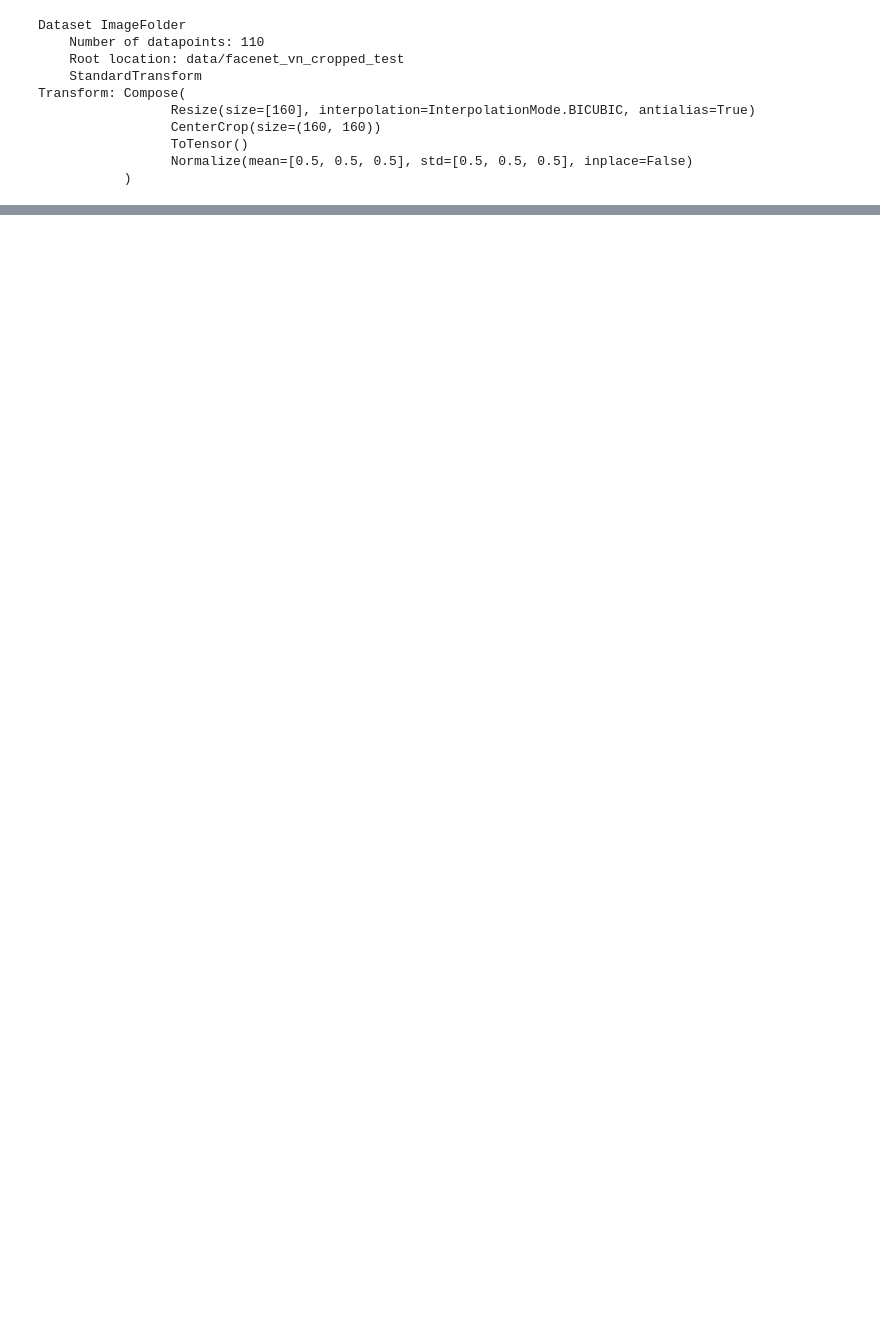
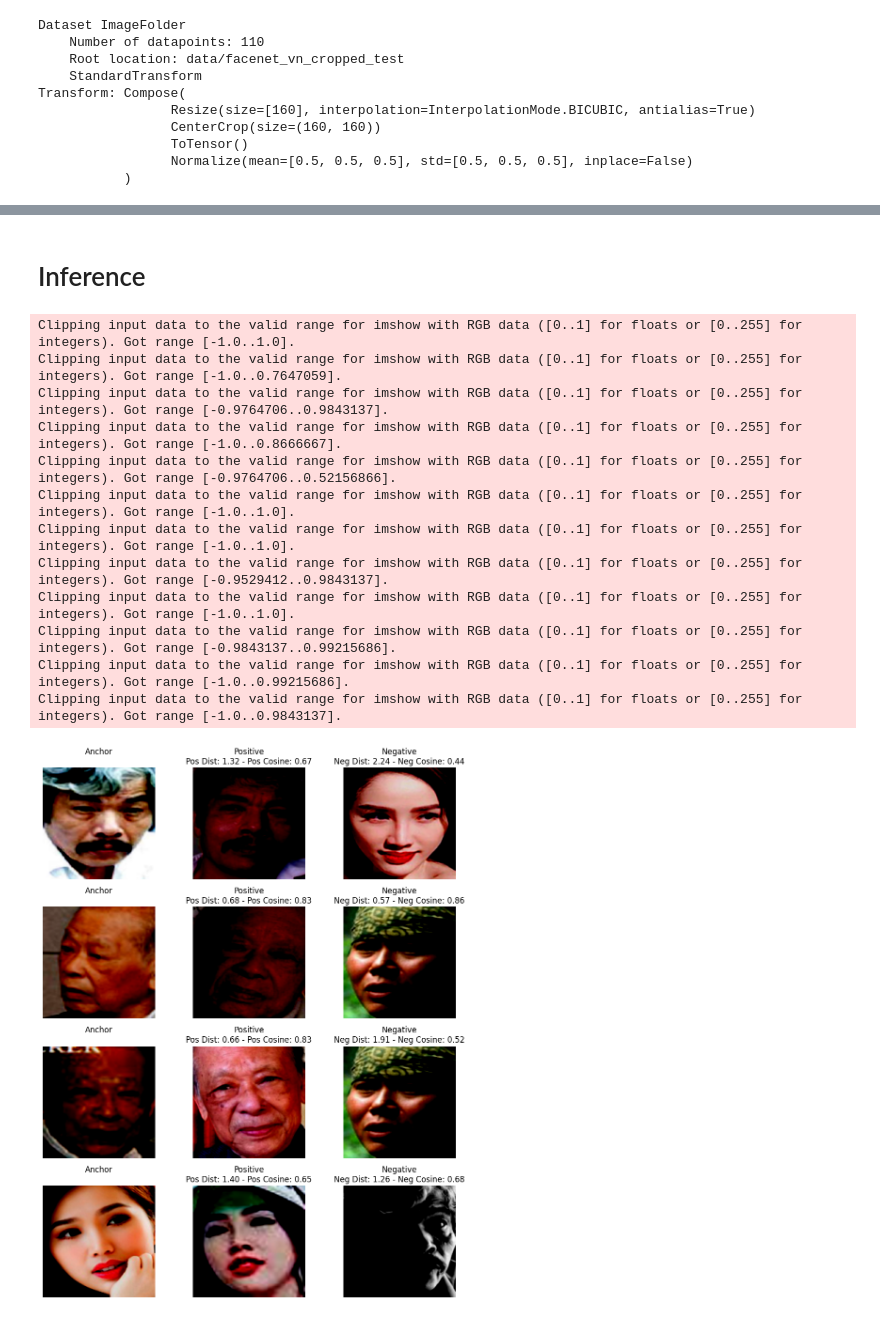
Before and after one commit to mrzaizai2k/face-recogtion-mlops, a Jupyter notebook: notebook/Experiments_MNIST.ipynb, the cells around one changed output, grey strips where cells are left out. Drawn from its saved outputs; the diff is of its cells as text; code cells hidden in the pictures; blank space fills up the shorter version.

```diff
--- a/notebook/Experiments_MNIST.ipynb
+++ b/notebook/Experiments_MNIST.ipynb
@@ -536,2 +119,0 @@ log_interval = 50
-# %%
-fit(online_train_loader, online_test_loader, model, loss_fn, optimizer, scheduler, n_epochs, cuda, log_interval)
@@ -601,2 +119,0 @@ log_interval = 50
-# %%
-fit(online_train_loader, online_test_loader, model, loss_fn, optimizer, scheduler, n_epochs, cuda, log_interval, metrics=[AverageNonzeroTripletsMetric()])
@@ -646,0 +122,7 @@ plot_embeddings(train_embeddings_ocl, train_labels_ocl, x_lim, y_lim)
+# %%
+res_model = InceptionResnetV1(pretrained=PRETRAINED_MODEL, classify=False,
+                               num_classes=None, device=device)
+facenet_embedding_net = FacenetEmbeddingNet(res_model)
+facenet_embedding_net = facenet_embedding_net.to(device)
+facenet_model = TripletNet(facenet_embedding_net)
+facenet_model = facenet_model.to(device)
@@ -646,0 +142,13 @@ plot_embeddings(train_embeddings_ocl, train_labels_ocl, x_lim, y_lim)
+# %%
+kwargs = {'num_workers': NUM_WORKERS, 'pin_memory': PIN_MEMORY} if cuda else {}
+
+triplet_train_face_loader = torch.utils.data.DataLoader(triplet_train_face_dataset, batch_size=BATCH_SIZE, shuffle=True, **kwargs)
+triplet_test_face_loader = torch.utils.data.DataLoader(triplet_test_face_dataset, batch_size=BATCH_SIZE, shuffle=False, **kwargs)
+
+
+loss_fn = TripletLoss(margin)
+
+optimizer = optim.Adam(facenet_model.parameters(), lr=learning_rate)
+scheduler_linear = lr_scheduler.LinearLR(optimizer, start_factor=0.01, total_iters=LR_WARMUP)
+scheduler_cosine = lr_scheduler.CosineAnnealingLR(optimizer, T_max=490, eta_min=learning_rate/100)
+scheduler = lr_scheduler.SequentialLR(optimizer, [scheduler_linear,scheduler_cosine],milestones=[10])
@@ -646,0 +283,2 @@ plot_embeddings(train_embeddings_ocl, train_labels_ocl, x_lim, y_lim)
+# %% [markdown]
+# Inference
@@ -646,0 +287,16 @@ plot_embeddings(train_embeddings_ocl, train_labels_ocl, x_lim, y_lim)
+# %%
+plot_model_result(facenet_model, triplet_train_face_loader, device)
+# %% [output]
+Clipping input data to the valid range for imshow with RGB data ([0..1] for floats or [0..255] for integers). Got range [-1.0..1.0].
+Clipping input data to the valid range for imshow with RGB data ([0..1] for floats or [0..255] for integers). Got range [-1.0..0.7647059].
+Clipping input data to the valid range for imshow with RGB data ([0..1] for floats or [0..255] for integers). Got range [-0.9764706..0.9843137].
+Clipping input data to the valid range for imshow with RGB data ([0..1] for floats or [0..255] for integers). Got range [-1.0..0.8666667].
+Clipping input data to the valid range for imshow with RGB data ([0..1] for floats or [0..255] for integers). Got range [-0.9764706..0.52156866].
+Clipping input data to the valid range for imshow with RGB data ([0..1] for floats or [0..255] for integers). Got range [-1.0..1.0].
+Clipping input data to the valid range for imshow with RGB data ([0..1] for floats or [0..255] for integers). Got range [-1.0..1.0].
+Clipping input data to the valid range for imshow with RGB data ([0..1] for floats or [0..255] for integers). Got range [-0.9529412..0.9843137].
+Clipping input data to the valid range for imshow with RGB data ([0..1] for floats or [0..255] for integers). Got range [-1.0..1.0].
+Clipping input data to the valid range for imshow with RGB data ([0..1] for floats or [0..255] for integers). Got range [-0.9843137..0.99215686].
+Clipping input data to the valid range for imshow with RGB data ([0..1] for floats or [0..255] for integers). Got range [-1.0..0.99215686].
+Clipping input data to the valid range for imshow with RGB data ([0..1] for floats or [0..255] for integers). Got range [-1.0..0.9843137].
+[figure, added]
```
Also changed, not shown: parts of 58 cells of this notebook, 11 other files.
